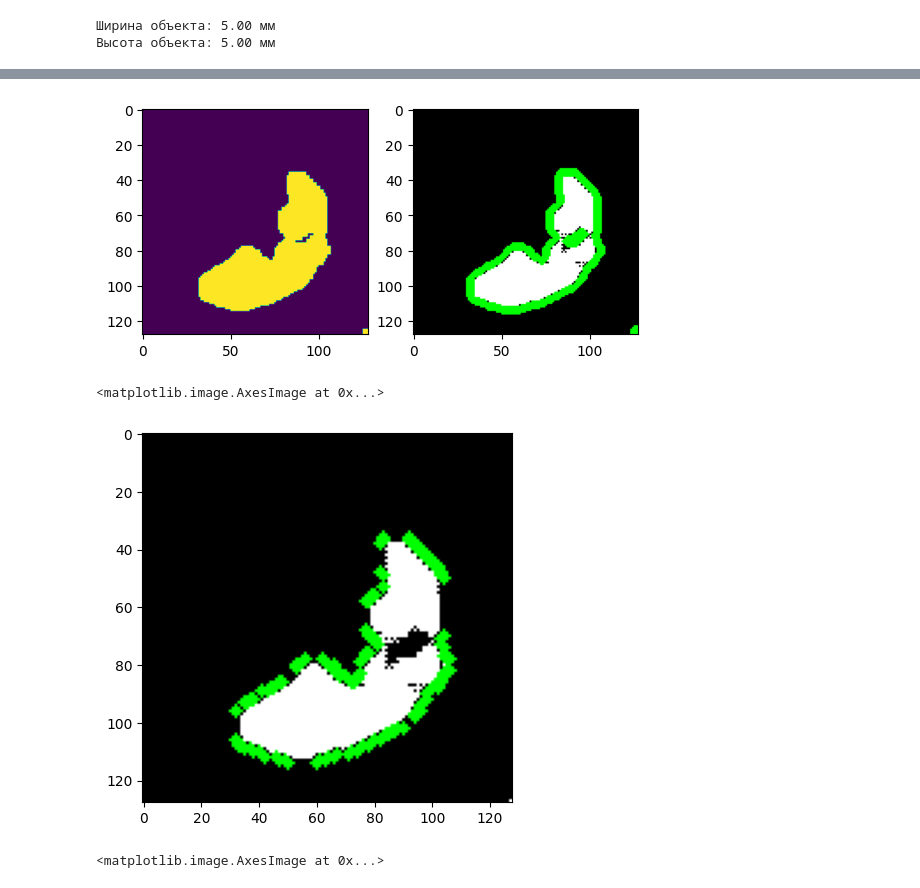
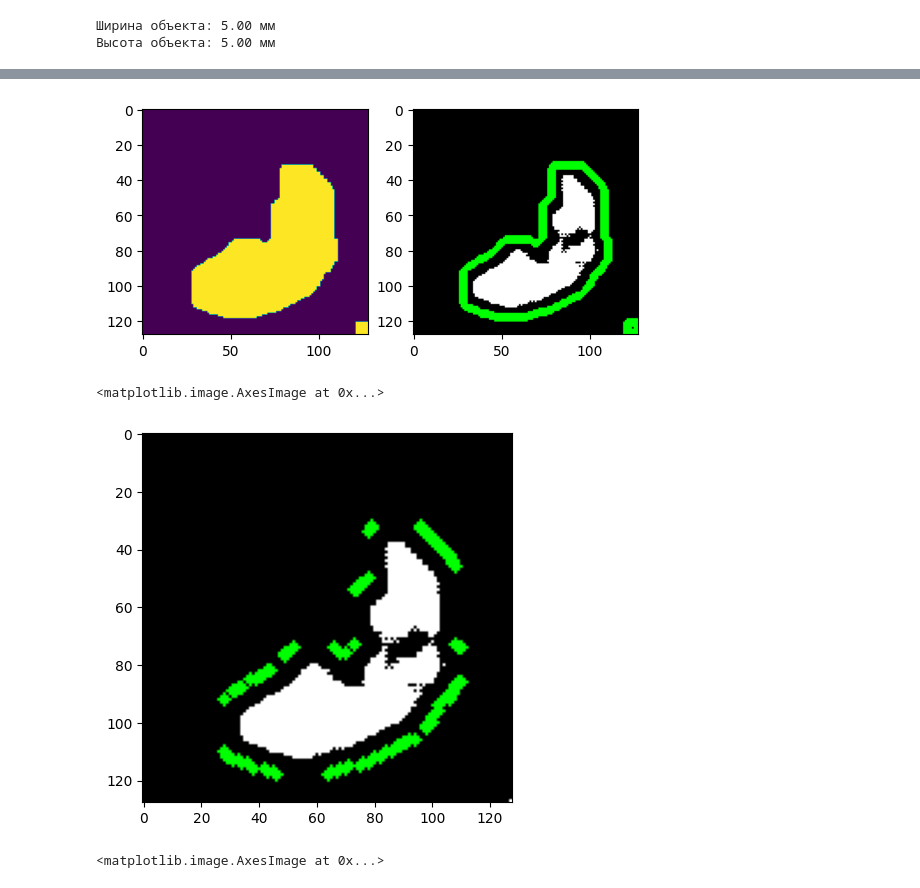
Before and after one commit to SokolovVP/LiverMeterApp, a Jupyter notebook: notebooks/model_testing.ipynb, the cells around one changed output, grey strips where cells are left out. Cells and saved outputs as stored; diff of their text form; code cells hidden in the pictures.

```diff
--- a/notebooks/model_testing.ipynb
+++ b/notebooks/model_testing.ipynb
@@ -85,7 +85,7 @@ test_transforms = Compose(
         Orientationd(keys=["vol", "seg"], axcodes="RAS"),
         ScaleIntensityRanged(keys=["vol"], a_min=-100, a_max=400,b_min=0.0, b_max=1.0, clip=True),
         CropForegroundd(keys=['vol', 'seg'], source_key='vol'),
-        Resized(keys=["vol", "seg"], spatial_size=[128,128,128]),
+        Resized(keys=["vol", "seg"], spatial_size=[128,128,64]),
         ToTensord(keys=["vol", "seg"]),
     ]
 )
@@ -142,20 +142,22 @@ with torch.no_grad():
             test_outputs = sigmoid_activation(test_outputs)
             test_outputs = test_outputs > 0.34
 
+            print('SHAPE = ', test_outputs.shape)
+            print('TEST: ', test_patient['vol'].shape)
+
             for i in range(test_patient['vol'].shape[-1]):
-                if i >= 0:
-
-                    #plt.figure("check", (18, 6))
-                    #plt.subplot(1, 3, 1)
-                    #plt.title(f"image {i}")
-                    #plt.imshow(test_patient["vol"][0, 0, :, :, i], cmap="gray")
-                    #plt.subplot(1, 3, 2)
-                    #plt.title(f"label {i}")
-                    #plt.imshow(test_patient["seg"][0, 0, :, :, i] != 0)
-                    #plt.subplot(1, 3, 3)
-                    #plt.title(f"output {i}")
+                if i >= 50:
+                    plt.figure("check", (18, 6))
+                    plt.subplot(1, 3, 1)
+                    plt.title(f"image {i}")
+                    plt.imshow(test_patient["vol"][0, 0, :, :, i], cmap="gray")
+                    plt.subplot(1, 3, 2)
+                    plt.title(f"label {i}")
+                    plt.imshow(test_patient["seg"][0, 0, :, :, i] != 0)
+                    plt.subplot(1, 3, 3)
+                    plt.title(f"output {i}")
 
                     processed_image = test_outputs.detach().cpu()[0, 1, :, :, i]
                     processed_images.append(processed_image)
-                    #plt.imshow(processed_image)
-                    #plt.show()
+                    plt.imshow(processed_image)
+                    plt.show()
@@ -252,33 +272,33 @@ plt.imshow(img)
 # %%
 import cv2
 
 mask_np = max_img.get_array()
 mask_uint8 = (mask_np * 255).astype(np.uint8)
 
 max_copy = mask_uint8.copy()
 
 kernel = np.ones((5,5),np.uint8)
-max_copy = cv2.dilate(max_copy, kernel, iterations=1)
+max_copy = cv2.dilate(max_copy, kernel, iterations=3)
 
 
 
-contours, _ = cv2.findContours(max_copy, cv2.RETR_LIST, cv2.CHAIN_APPROX_SIMPLE)
+contours, _ = cv2.findContours(max_copy, cv2.RETR_TREE, cv2.CHAIN_APPROX_SIMPLE)
 
 image_contours = cv2.cvtColor(mask_uint8, cv2.COLOR_GRAY2BGR)
 cv2.drawContours(image_contours, contours, -1, (0, 255, 0), cv2.LINE_4)
 
 plt.subplot(1, 2, 1)
 plt.imshow(max_copy)
 plt.subplot(1,2,2)
 plt.imshow(image_contours)
 
 plt.show()
 # Отображение изображения с контурами
 #cv2.imshow('Contours Image', image_contours)
 #cv2.waitKey(0)
 #cv2.destroyAllWindows()
 # %% [output]
-[figure, old version]
+[figure, new version]
 # %%
 max_cont = max(contours, key=cv2.contourArea)
 image_contours = cv2.cvtColor(mask_uint8, cv2.COLOR_GRAY2BGR)
@@ -288,7 +308,7 @@ cv2.drawContours(image_contours, max_cont, -1, (0,255,0), cv2.LINE_4)
 plt.imshow(image_contours)
 # %% [output]
 <matplotlib.image.AxesImage at 0x...>
-[figure, old version]
+[figure, new version]
 # %%
 plt.imshow(max_img)
 # %% [output]
```
Also changed, not shown: parts of 12 cells of this notebook, 21 other files.
